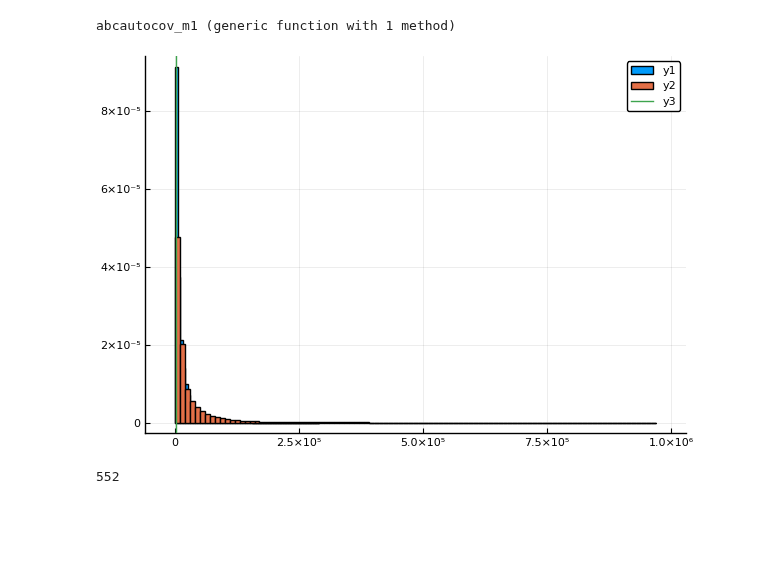
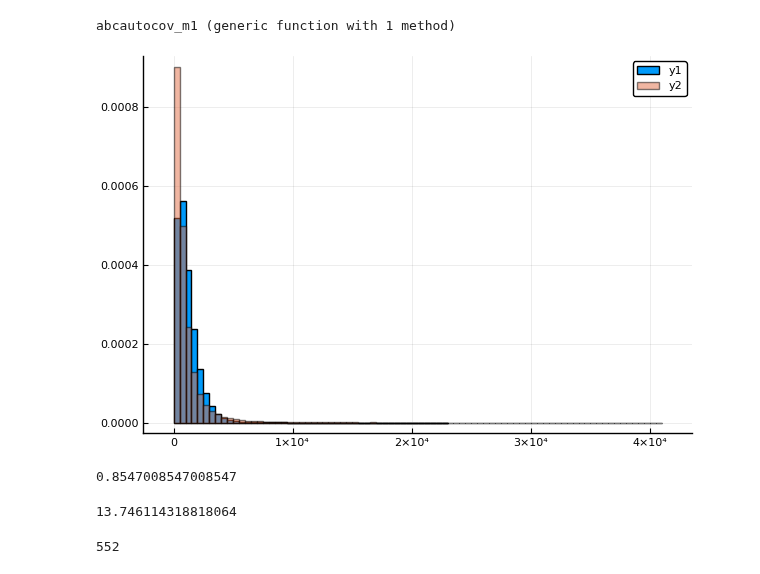
Before and after one commit to davibarreira/Computational_Statistics, a Jupyter notebook: PaperReplication_ABC/ABC methods.ipynb, the cells around one changed output. Saved outputs shown, nothing was run; the diff lists cells and outputs as text; code cells hidden in the pictures; blank space fills up the shorter version.

```diff
--- a/PaperReplication_ABC/ABC methods.ipynb
+++ b/PaperReplication_ABC/ABC methods.ipynb
@@ -453,16 +453,27 @@ zm2     = genMA(u,theta_ms,n,N);
 # epsilon10e4_M = quantile(rho_M,0.1/100)
 
 # theta_M = theta_s[rho_M .< epsilon10e4_M,:];
+# %%
+teste =zeros(500_000,2)
+for i = 1:500_000
+    sim = [MA1.(1:n, Ref(randn(n+2)), Ref([0.6 0.2])) MA.(1:n, Ref(randn(n+2)), Ref([0.6 0.2])) y]
+    teste[i,:] = [abcautocov_distance(y,sim[:,1]) abcautocov_distance(y,sim[:,2])]
+end
+
+h1 = histogram(teste[:,1],normalize=true,nbins=100)
+h2 = histogram!(teste[:,2],alpha=0.5,normalize=true,nbins=100)
+# %% [output]
+[figure, added]
+# %%
+q = 0.02/100
+testetotal = sum(teste[:,1] .< quantile(teste[:,2],q)) + sum(teste[:,2] .< quantile(teste[:,2],q))
+M1_freq = sum(teste[:,1] .< quantile(teste[:,2],q))/testetotal
+M2_freq = sum(teste[:,2] .< quantile(teste[:,2],q))/testetotal
+# %% [output]
+0.8547008547008547
 # %%
 autocovm1_vectorize(z)    = abcautocov_m1(y,z)
 # rho_M1 = sqrt.(mapslices(autocovm1_vectorize, zm1, dims =2)[:]);
 rho_M1 = mapslices(autocov_vectorize, zm1, dims =2)[:];
 rho_M2 = mapslices(autocov_vectorize, zm2, dims =2)[:];
 rho_M = (M .== 1).*rho_M1 .+ (M .== 2).*rho_M2;
-# %%
-# epsilon10e4_M = quantile(rho_M2,0.1/100)
-histogram(rho_M1,nbins=100,normalize=true)
-histogram!(rho_M2,nbins=100,normalize=true)
-vline!([quantile(rho_M,10/100)])
-# %% [output]
-[figure, removed]
@@ -469,3 +485,9 @@ vline!([quantile(rho_M,10/100)])
+# %%
+epsilon10e4_M1 = quantile(rho_M1[:],0.1/100)
+epsilon10e4_M2 = quantile(rho_M2[:],0.1/100)
+rho_M2[]
+# %% [output]
+13.746114318818064
 # %%
 epsilon10e4_M = quantile(rho_M,0.1/100)
 theta_M10e4   = hcat(theta_ms[rho_M .< epsilon10e4_M,:], M[rho_M .< epsilon10e4_M]);
```
Also changed, not shown: parts of 2 cells of this notebook.
